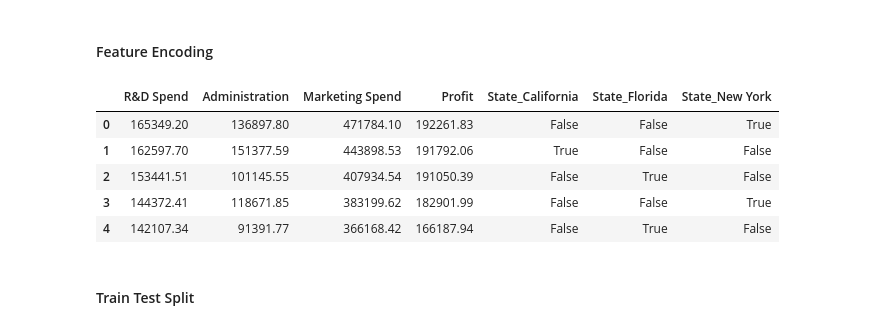
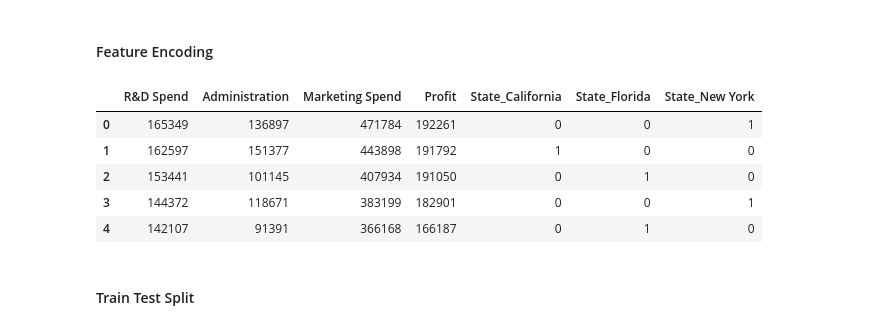
Before and after one commit to mdmohsin212/Machine-Learning, a Jupyter notebook: Linear Regression/Simple Linear Regression/Linear Regression.ipynb, the cells around one changed output. Cells and saved outputs as stored; diff of their text form; code cells hidden in the pictures.

```diff
--- a/Linear Regression/Simple Linear Regression/Linear Regression.ipynb
+++ b/Linear Regression/Simple Linear Regression/Linear Regression.ipynb
@@ -51,15 +51,15 @@ df['State'].value_counts().plot(kind='barh')
 # %% [markdown]
 #### Feature Encoding
 # %%
-df = pd.get_dummies(df, columns=['State'])
+df = pd.get_dummies(df, columns=['State']).astype(int)
 df.head()
 # %% [output]
 |  | R&D Spend | Administration | Marketing Spend | Profit | State_California | State_Florida | State_New York |
-| 0 | 165349.20 | 136897.80 | 471784.10 | 192261.83 | False | False | True |
-| 1 | 162597.70 | 151377.59 | 443898.53 | 191792.06 | True | False | False |
-| 2 | 153441.51 | 101145.55 | 407934.54 | 191050.39 | False | True | False |
-| 3 | 144372.41 | 118671.85 | 383199.62 | 182901.99 | False | False | True |
-| 4 | 142107.34 | 91391.77 | 366168.42 | 166187.94 | False | True | False |
+| 0 | 165349 | 136897 | 471784 | 192261 | 0 | 0 | 1 |
+| 1 | 162597 | 151377 | 443898 | 191792 | 1 | 0 | 0 |
+| 2 | 153441 | 101145 | 407934 | 191050 | 0 | 1 | 0 |
+| 3 | 144372 | 118671 | 383199 | 182901 | 0 | 0 | 1 |
+| 4 | 142107 | 91391 | 366168 | 166187 | 0 | 1 | 0 |
 # %%
 # Divide the Data into dependent vs independent
 
```
Also changed, not shown: parts of 1 cell of this notebook, 3 other files.
